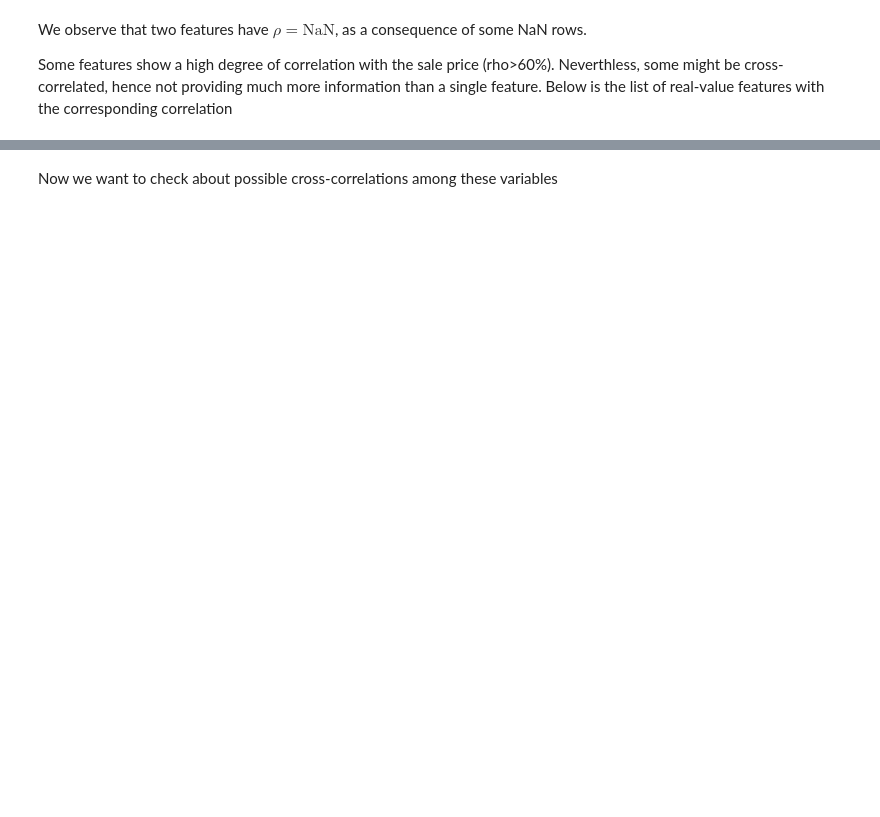
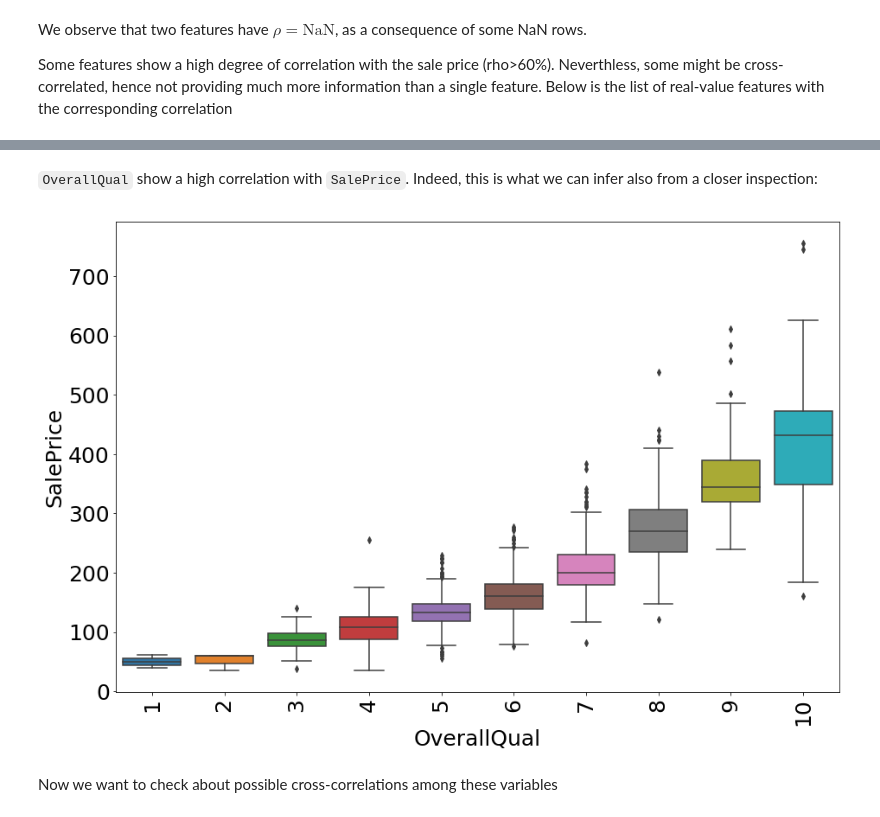
Before and after one commit to flucarelli94/MachineLearning_projects, a Jupyter notebook: House prices/Sale_price_prediction.ipynb, the cells around one changed output, grey strips where cells are left out. Saved outputs shown, nothing was run; the diff lists cells and outputs as text; code cells hidden in the pictures; blank space fills up the shorter version.

Commit message:
Adding inspection to another numerical feature

```diff
--- a/House prices/Sale_price_prediction.ipynb
+++ b/House prices/Sale_price_prediction.ipynb
@@ -128,3 +129,14 @@ real_feat.sort_values(by=['rho'], ascending=False)
+# %% [markdown]
+`OverallQual` show a high correlation with `SalePrice`. Indeed, this is what we can infer also from a closer inspection:
+# %%
+plt.subplots(figsize=(15,10))
+
+sns.boxplot(x='OverallQual', y="SalePrice", data=train_init)
+plt.xticks(rotation = 90)
+
+plt.show()
+# %% [output]
+[figure, added]
 # %% [markdown]
 Now we want to check about possible cross-correlations among these variables
 # %%
```
Also changed, not shown: parts of 4 cells of this notebook.
